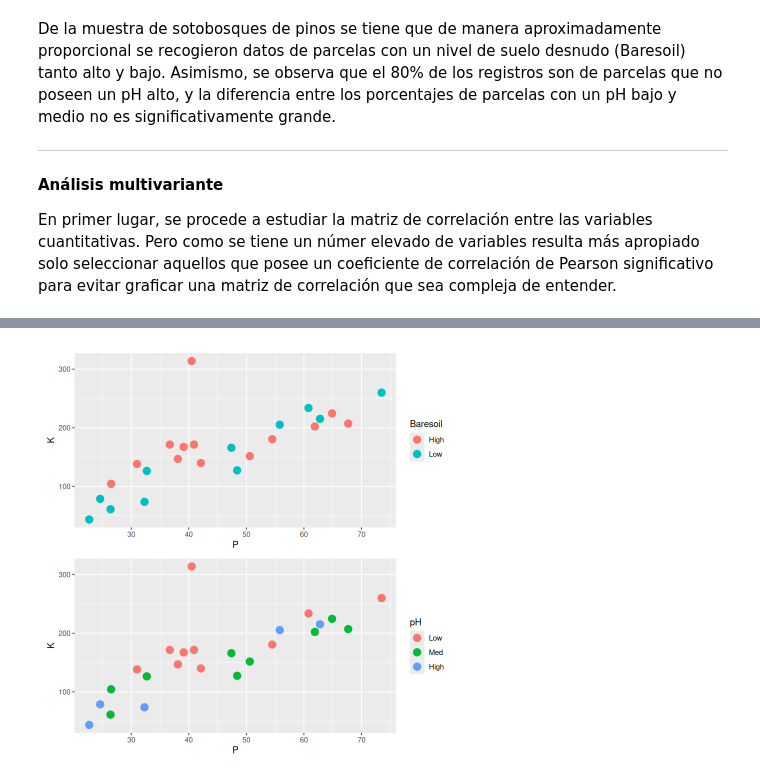
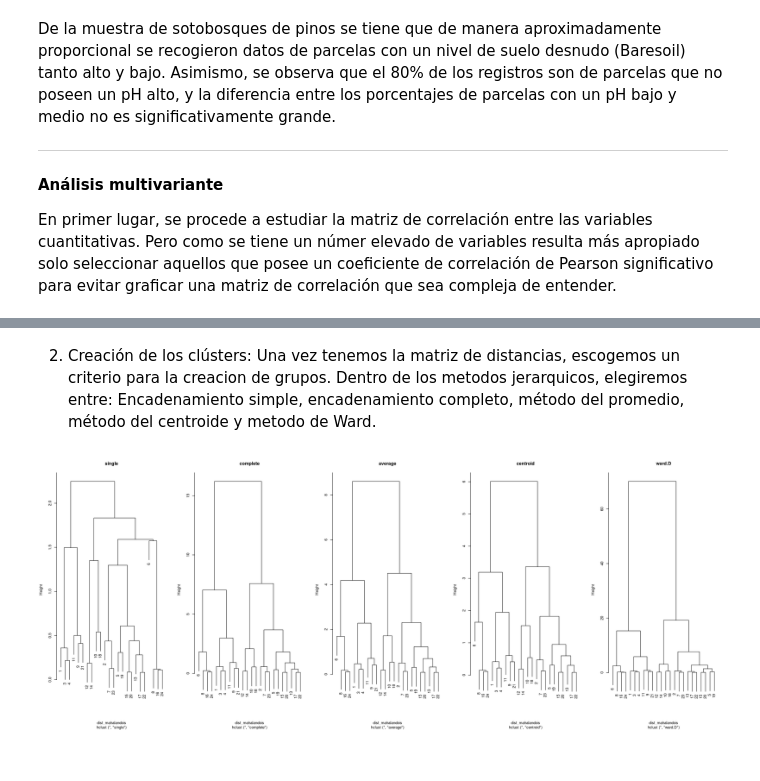
Before and after one commit to HugoVarelaSanchez/MEDAD_Vegetales, a Jupyter notebook: script.ipynb, the cells around one changed output, grey strips where cells are left out. Cells and saved outputs as stored; diff of their text form; code cells hidden in the pictures.

```diff
--- a/script.ipynb
+++ b/script.ipynb
@@ -256,14 +282,19 @@ options(repr.plot.width=7, repr.plot.height=7)
-# %%
-# Comparar a traves de la categoria Baresoil
-scatter_by_cat <- function(x, y, category){
-    ggplot(data = df_vegetal, aes( x = .data[[x]], y = .data[[y]], color = .data[[category]] )) +
-        # geom_point -> scatterplot
-        geom_point(size = 4) +
-        # Etiquetas del grafico
-        labs(x = x, y = y)
-}
-
-plot1 <- scatter_by_cat("P", "K", "Baresoil"); plot2 <- scatter_by_cat("P", "K", "pH")
-wrap_plots(plot1, plot2, nrow=2)
-# %% [output]
-[figure, removed]
+# %%
+# Calculamos los parametros necesarios: Vector de medias y matriz varianzas-covarianzas
+u_vector <- as.vector(colMeans(df_numeric))
+var_cov <- cov(df_numeric)
+# Creamos la matriz de distancias
+dist_mahalanobis <- dist(mahalanobis(df_numeric, center = u_vector, cov=var_cov))
+# %% [markdown]
+2. Creación de los clústers: Una vez tenemos la matriz de distancias, escogemos un criterio para la creacion de grupos. Dentro de los metodos jerarquicos, elegiremos entre: Encadenamiento simple, encadenamiento completo, método del promedio, método del centroide y metodo de Ward.
+# %%
+options(repr.plot.width=20, repr.plot.height=8)
+par(mfrow = c(1, 5))
+methods <- c("single", "complete", "average", "centroid", "ward.D")
+
+for (i in 1:length(methods)){
+    dendogram <- hclust(dist_mahalanobis, method = methods[i])
+    plot(dendogram, main = methods[i])
+}
+# %% [output]
+[figure, added]
```
Also changed, not shown: parts of 22 cells of this notebook.
